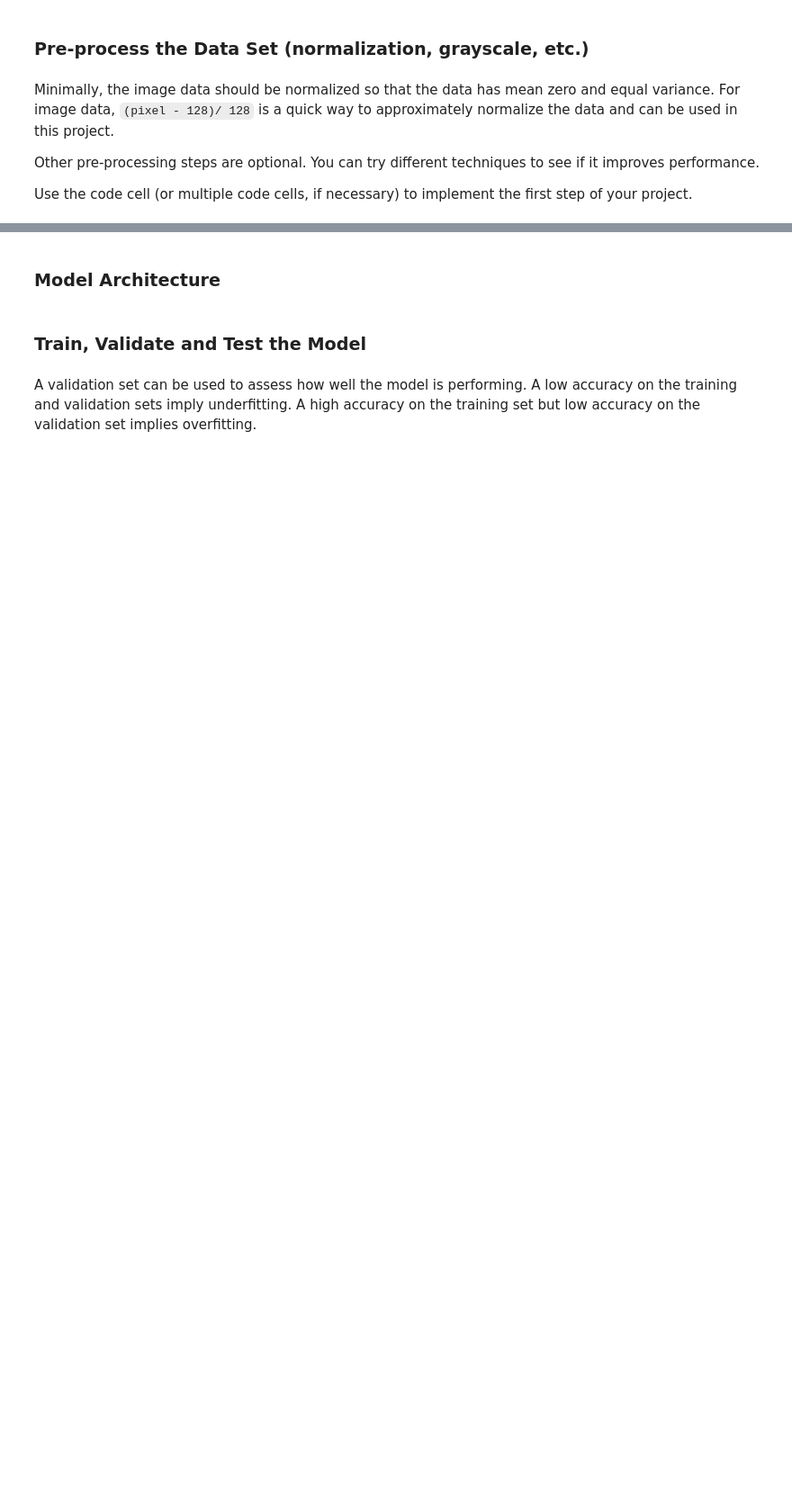
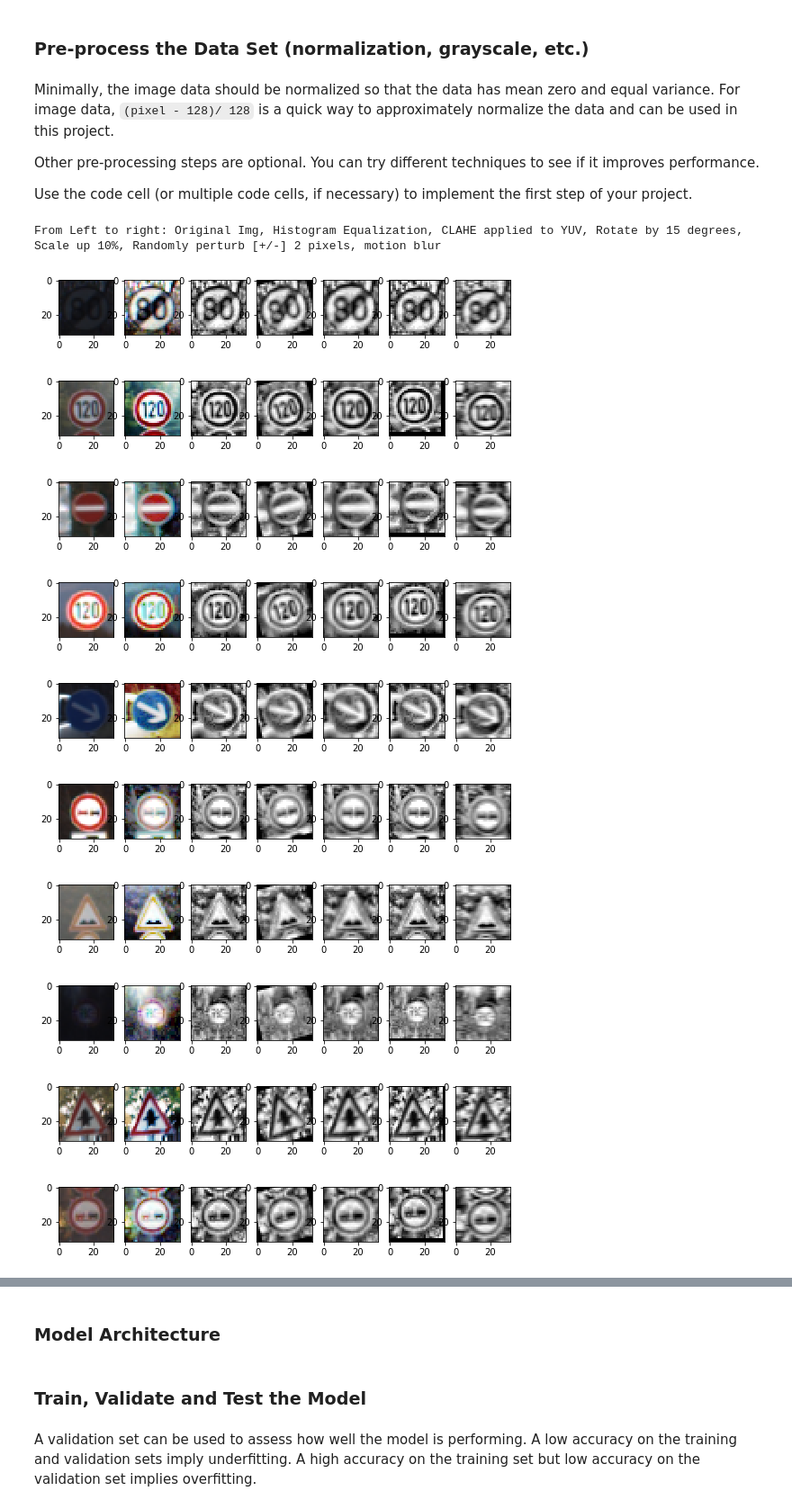
Before and after one commit to utsawk/CarND-Traffic-Sign-Classifier-Project, a Jupyter notebook: Traffic_Sign_Classifier.ipynb, the cells around one changed output, grey strips where cells are left out. Shown at 90% size. Cells and saved outputs as stored; diff of their text form; code cells hidden in the pictures; blank space fills up the shorter version.

```diff
--- a/Traffic_Sign_Classifier.ipynb
+++ b/Traffic_Sign_Classifier.ipynb
@@ -148,7 +159,6 @@ Other pre-processing steps are optional. You can try different techniques to see
 
 Use the code cell (or multiple code cells, if necessary) to implement the first step of your project.
 # %%
-from skimage.transform import rescale
 from cv2 import getRotationMatrix2D, warpAffine, INTER_LINEAR, equalizeHist, cvtColor, createCLAHE, COLOR_BGR2YUV, filter2D
 
 def hist_equalization(image):
@@ -158,33 +168,34 @@ def hist_equalization(image):
     image1[:,:,2] = equalizeHist(image1[:,:,2])
     return image1
 
-def rotate_image(image):
+def rotate_and_scale_image(image, angle, scale):
     """
     source:
     http://opencv-python-tutroals.readthedocs.io/en/latest/py_tutorials/py_imgproc/py_geometric_transformations
     /py_geometric_transformations.html
     """
-    angle = random.uniform(-15,15)
     image_center = tuple(np.array(image.shape[1::-1]) / 2)
-    rot_mat = getRotationMatrix2D(image_center, angle, 1.0)
+    rot_mat = getRotationMatrix2D(image_center, angle, scale)
     return(warpAffine(image, rot_mat, image.shape[1::-1], flags=INTER_LINEAR))
 
-def scale_image_up(image, scaling):
-    rescaled_image = rescale(image, scale=scaling, mode='constant')
-    return(rescaled_image[1:33, 1:33])
+def rotate_and_scale_image_Helper(image):
+    # generate random angle from 5 to 15 degrees
+    angle = random.uniform(5,15)
+    scaling = [0.9, 1.1]
+    # randomly make those angles negative
+    sign_angle = [-1, 1]
+    angle *= sign_angle[random.randint(0,1)]
+    # select one of the two scalings: 0.9, 1.1
+    scale = scaling[random.randint(0,1)]
+    return(rotate_and_scale_image(image, angle, scale))
 
-def scale_image_down(image, scaling):
-    rescaled_image = rescale(image, scale=scaling, mode='constant')
-    rescaled_image = np.pad(rescaled_image, ((1,2),(1,2)), 'constant')
-    return(rescaled_image)
 
-def scale_image(image):
-    image = image.reshape((32,32))
-    if random.uniform(0,1) < 0.5:
-        return(scale_image_up(image, 1.1))
-    else:
-        return(scale_image_down(image, 0.9))
-
+def perturb_image(image):
+    # perturb in x and y directions by 2 pixels
+    pixel = 2
+    dx, dy = np.random.randint(-pixel,pixel,2)
+    transform_matrix = np.float32([[1,0,dx],[0,1,dy]])
+    return(warpAffine(image, transform_matrix, (image.shape[0], image.shape[1]), flags=INTER_LINEAR))
 
 def CLAHE(image):
     clahe = createCLAHE(tileGridSize=(4,4))
@@ -206,39 +217,51 @@ def motion_blur(image):
     kernel_motion_blur[int((size-1)/2), :] = np.ones(size)
     kernel_motion_blur = kernel_motion_blur / size
 
     # applying the kernel to the input image
     image = filter2D(image, -1, kernel_motion_blur)
     return(filter2D(image, -1, kernel_motion_blur))
 
-print("From Left to right: Original Img, Histogram Equalization, CLAHE applied to YUV, Rotate by [-15, 15] degrees, Scale up 10%, Scale down 10%, motion blur")
+print("From Left to right: Original Img, Histogram Equalization, CLAHE applied to YUV, Rotate by 15 degrees, Scale up 10%, Randomly perturb [+/-] 2 pixels, motion blur")
 
 for i in range(10):
     index = random.randint(0, len(X_train))
     image = X_train[index].squeeze()
 
     implot = plt.figure(figsize=(9,3))
 
     ax = implot.add_subplot(1,7,1)
     ax.imshow(image)
 
     ax = implot.add_subplot(1,7,2)
     ax.imshow(hist_equalization(image))
 
     image = CLAHE(grayscale(image)).reshape((32,32))
     ax = implot.add_subplot(1,7,3)
-    ax.imshow(image)
+    ax.imshow(image, cmap = 'gray')
 
     ax = implot.add_subplot(1,7,4)
-    ax.imshow(rotate_image(image))
+    ax.imshow(rotate_and_scale_image(image, 15.0, 1.0), cmap = 'gray')
 
     ax = implot.add_subplot(1,7,5)
-    ax.imshow(scale_image_up(image, 1.1))
+    ax.imshow(rotate_and_scale_image(image, 0.0, 1.1), cmap = 'gray')
 
     ax = implot.add_subplot(1,7,6)
-    ax.imshow(scale_image_down(image, 0.9))
+    ax.imshow(perturb_image(image), cmap = 'gray')
 
     ax = implot.add_subplot(1,7,7)
-    ax.imshow(motion_blur(image))
+    ax.imshow(motion_blur(image), cmap = 'gray')
+# %% [output]
+From Left to right: Original Img, Histogram Equalization, CLAHE applied to YUV, Rotate by 15 degrees, Scale up 10%, Randomly perturb [+/-] 2 pixels, motion blur
+[figure, added]
+[figure, added]
+[figure, added]
+[figure, added]
+[figure, added]
+[figure, added]
+[figure, added]
+[figure, added]
+[figure, added]
+[figure, added]
 # %%
 ### Preprocess the data here. It is required to normalize the data. Other preprocessing steps could include
 ### converting to grayscale, etc.
```
Also changed, not shown: parts of 14 cells of this notebook.
